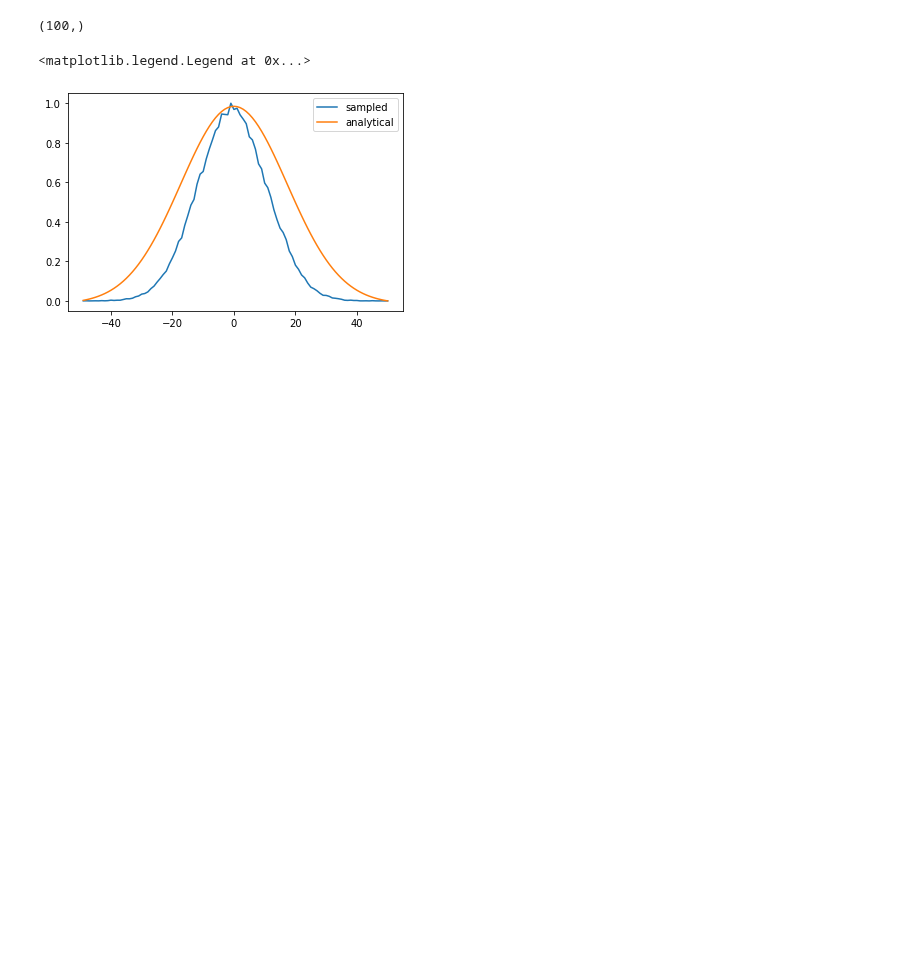
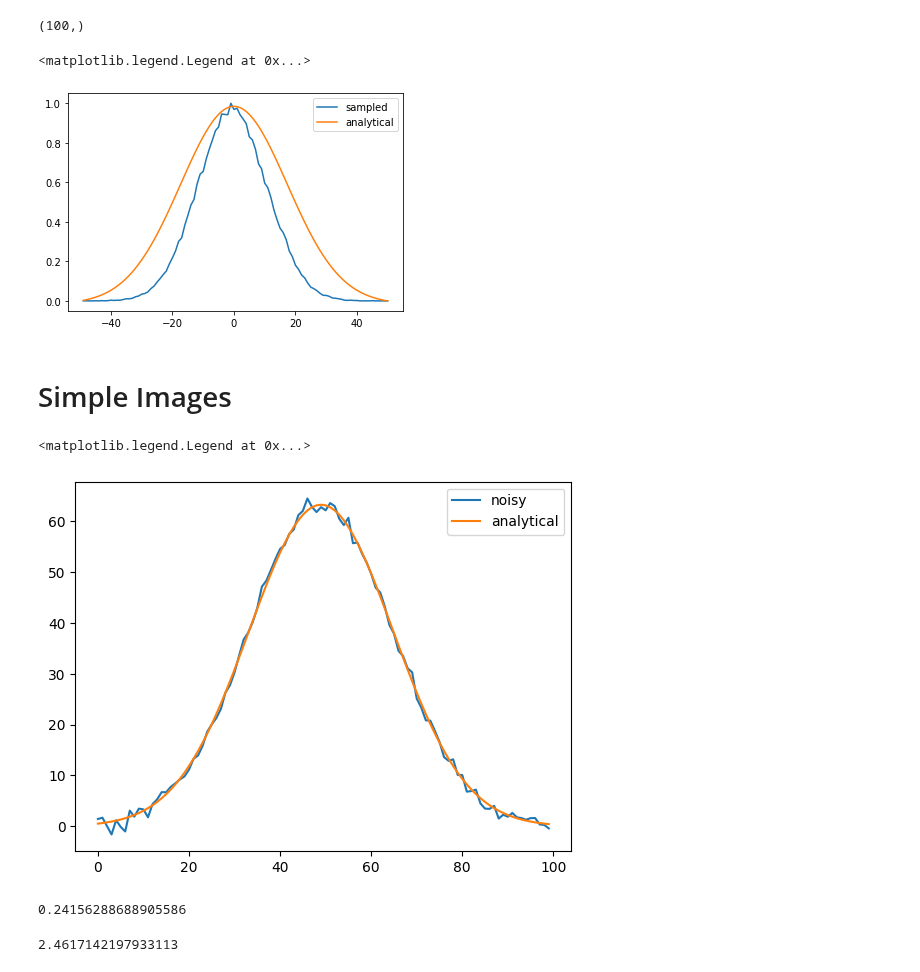
Before and after one commit to alec-gironda/Bose-Einstein-Condensate-NN, a Jupyter notebook: gaussian_fit.ipynb, the cells around one changed output. Cells and saved outputs as stored; diff of their text form; code cells hidden in the pictures; blank space fills up the shorter version.

Commit message:
data for simple gaussian noise

```diff
--- a/gaussian_fit.ipynb
+++ b/gaussian_fit.ipynb
@@ -809,3 +811,5 @@ plt.legend()
 # %% [output]
 <matplotlib.legend.Legend at 0x...>
 [figure]
+# %% [markdown]
+# Simple Images
@@ -811,0 +841,33 @@ plt.legend()
+# %%
+#generate simple images
+
+num_atoms = 100000
+num_ims = 800
+dimensions = 2
+
+trans_temp = (num_atoms/(2*1*1.645))**(1/dimensions)
+
+x_simple_data = []
+y_simple_data = []
+
+for _ in range(num_ims):
+    temp = np.random.uniform(trans_temp//2,int(trans_temp*2))
+    num_BEC_atoms = 0
+    if temp < trans_temp:
+        num_BEC_atoms = num_atoms*(1-(temp/trans_temp)**dimensions)
+    curr_img = generate_simple_image((x,y),0,0,num_BEC_atoms,temp)
+
+    x_simple_data.append(curr_img)
+    y_simple_data.append((temp,num_BEC_atoms))
+
+x_simple_data = np.array(x_simple_data)
+y_simple_data = np.array(y_simple_data)
+# %%
+indx = 3
+row = 50
+plt.plot(np.arange(100),x_simple_data[indx,row],label = "noisy")
+plt.plot(np.arange(100),analytical_eq((x,y),0,0,*y_simple_data[indx][::-1]).reshape(100,100)[row],label = "analytical")
+plt.legend()
+# %% [output]
+<matplotlib.legend.Legend at 0x...>
+[figure, added]
@@ -811,0 +895,10 @@ plt.legend()
+# %%
+fit_T_rmse = mean_squared_error(full_preds[:,0],y_simple_data[:len(full_preds),0],squared = False)
+print(fit_T_rmse)
+# %% [output]
+0.24156288688905586
+# %%
+fit_N_rmse = mean_squared_error(full_preds[:,1],y_simple_data[:len(full_preds),1],squared = False)
+print(fit_N_rmse)
+# %% [output]
+2.4617142197933113
```
Also changed, not shown: parts of 6 cells of this notebook, 3 other files.
